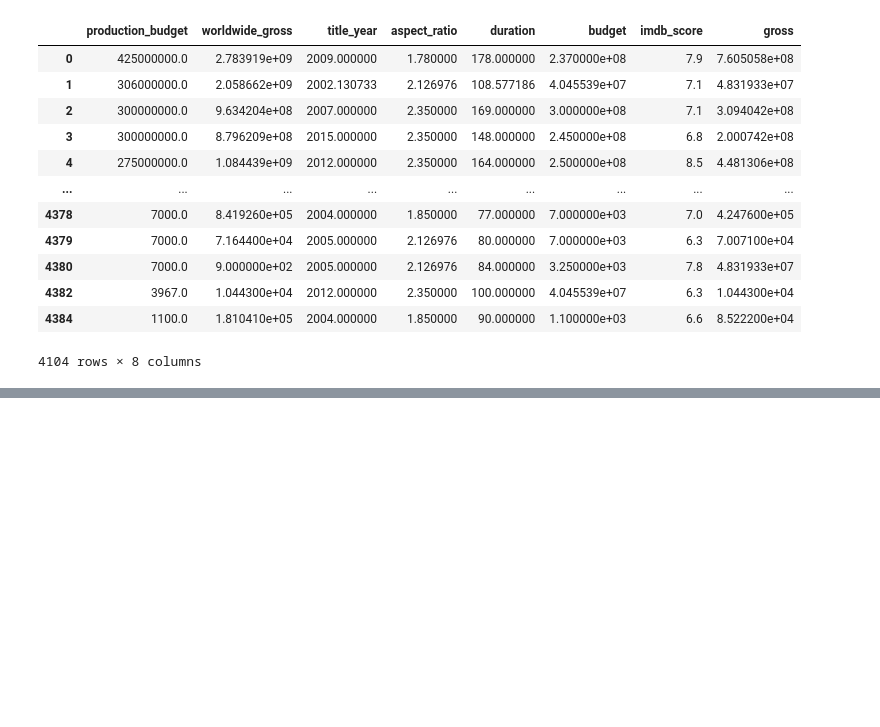
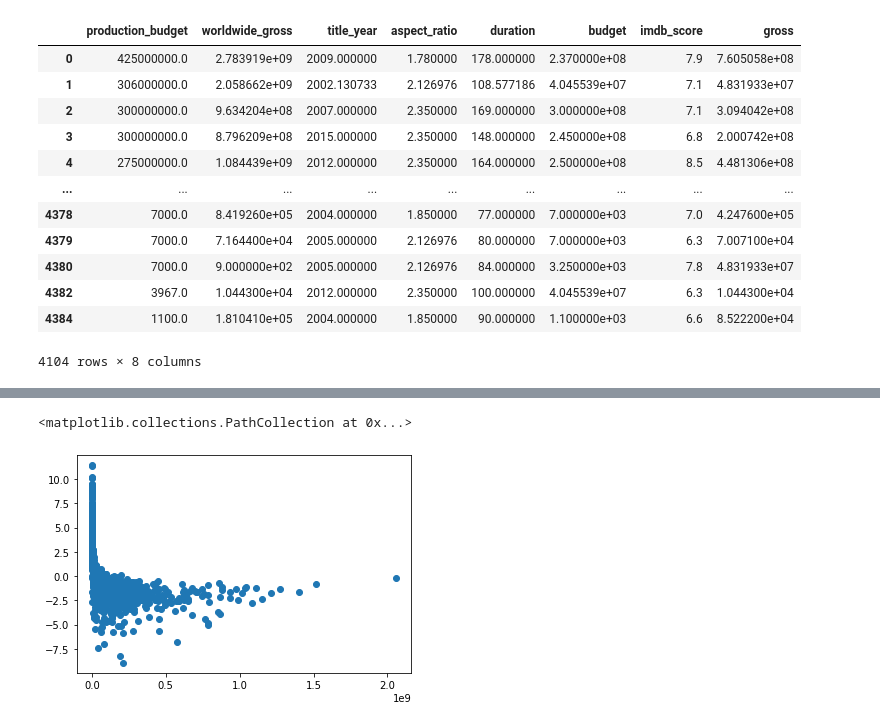
Before and after one commit to Kaiziferr/MachineLearningAplicate, a Jupyter notebook: Untitled.ipynb, the cells around one changed output, grey strips where cells are left out. Drawn from its saved outputs; the diff is of its cells as text; code cells hidden in the pictures; blank space fills up the shorter version.

```diff
--- a/Untitled.ipynb
+++ b/Untitled.ipynb
@@ -618,0 +782,8 @@ x.to_csv('dataLimpio.csv',index=False)
+# %%
+#Como hay residuos muy alejados usare una escala logaritmica
+lap_residuals =np.log(ap_residuals)
+# %%
+plt.scatter(y_test,lap_residuals)
+# %% [output]
+<matplotlib.collections.PathCollection at 0x...>
+[figure, added]
```
Also changed, not shown: parts of 35 cells of this notebook, 1 other file.
